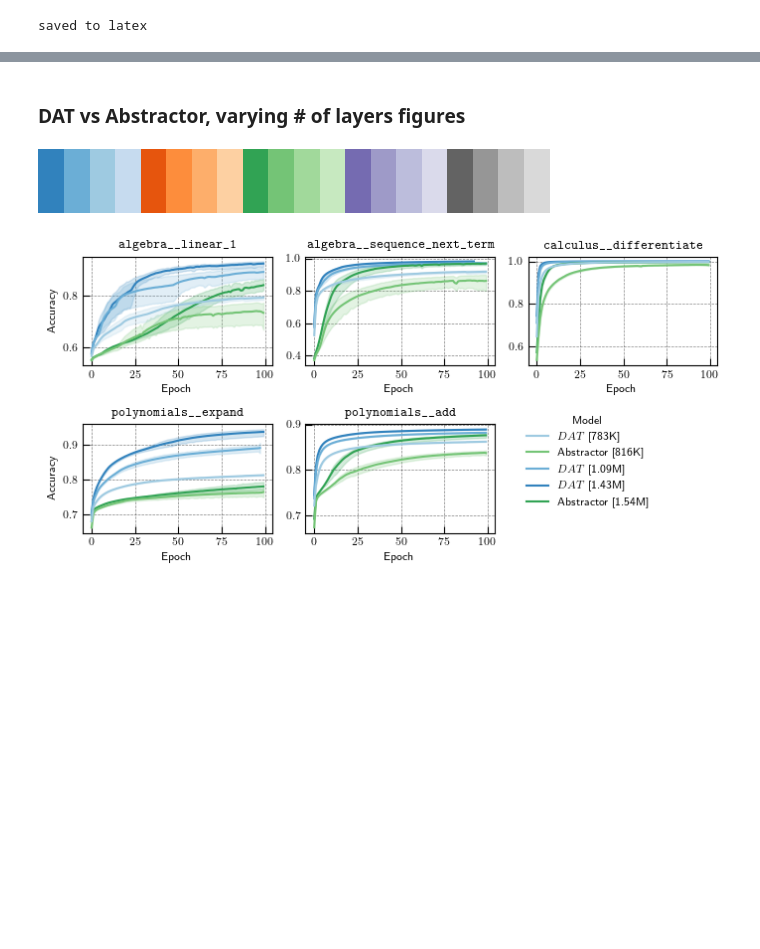
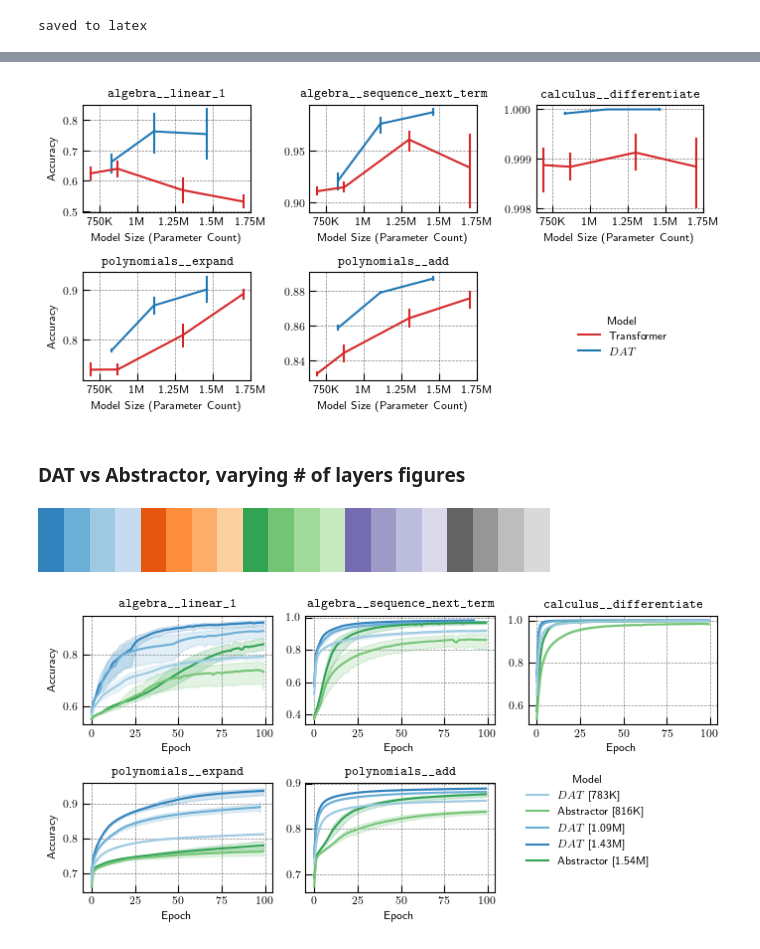
Before and after one commit to Awni00/abstract_transformer, a Jupyter notebook: figure_generation/figure_generation.ipynb, the cells around one changed output, grey strips where cells are left out. Drawn from its saved outputs; the diff is of its cells as text; code cells hidden in the pictures; blank space fills up the shorter version.

```diff
--- a/figure_generation/figure_generation.ipynb
+++ b/figure_generation/figure_generation.ipynb
@@ -868,3 +916,22 @@ if confirm == 'y':
     print('saved to latex')
 # %% [output]
 saved to latex
+# %%
+figure_data['# Layers'] = figure_data['n_layers_dec']
+depth_comparison_table = figure_data[figure_data.Epoch == figure_data.Epoch.max()][['Task', 'Model', '# Layers', 'Accuracy (Interpolation)']].dropna()
+# depth_comparison_table['Model'] = pd.Categorical(depth_comparison_table['Model'], model_selection, ordered=True)
+
+# keepe only DAT models with E=4/4, D=4/4 not E=4/4, D=8/0
+model_remove = [f'{our_model_name} [783K]', f'{our_model_name} [1.43M]', f'{our_model_name} [1.09M]']
+depth_comparison_table = depth_comparison_table[~depth_comparison_table['Model'].isin(model_remove)]
+
+depth_comparison_table['Model Size (Parameter Count)'] = depth_comparison_table.Model.apply(lambda x: x.split('[')[1][:-1].strip())
+def parse_param_count(param_ct_str):
+    number = float(param_ct_str[:-1])
+    unit = param_ct_str[-1]
+    unit_map = dict(K=1e3, M=1e6)
+    return int(number * unit_map[unit])
+depth_comparison_table['Model Size (Parameter Count)'] = depth_comparison_table['Model Size (Parameter Count)'].apply(parse_param_count)
+
+depth_comparison_table['Model'] = depth_comparison_table['Model'].apply(lambda x: x.split('[')[0].strip())
+depth_comparison_table
@@ -871,3 +952,42 @@ saved to latex
+# %%
+tasks = depth_comparison_table.Task.unique()
+model_filter = depth_comparison_table.Model.isin([transformer_name, our_model_name])
+
+cmap = sns.color_palette('tab20', as_cmap=True)
+color_map_ = {
+    transformer_name: cmap(6), # red
+    our_model_name: cmap(0),
+    # 'Abstractor': cmap(18),
+    }
+
+fig = plt.figure(figsize=(7,3.5))
+
+axes = []
+for i, task in enumerate(tasks):
+    task_filter = (depth_comparison_table.Task == task) & model_filter
+    ax_data = depth_comparison_table.copy()[task_filter]
+    ax_data['Model'] = ax_data['Model'].astype('str')
+
+    ax = fig.add_subplot(2, 3, i+1)
+    sns.lineplot(ax_data, ax=ax, x='Model Size (Parameter Count)', y='Accuracy (Interpolation)', hue='Model', legend=False, palette=color_map_,
+        # estimator='mean', errorbar=('se', 1.96))
+        estimator='mean', errorbar=('ci', 95), err_style='bars')
+    ax.set_title(task)
+    if (i % 3) != 0:
+        ax.set_ylabel('')
+    else:
+        ax.set_ylabel('Accuracy')
+
+    ax.set_xticks([750e3, 1e6, 1.25e6, 1.5e6, 1.75e6], ['750K', '1M', '1.25M', '1.5M', '1.75M'])
+
+# fig.legend(handles=ax.get_lines(), labels=models.values(),  loc=(0.7, 0.175), fontsize='medium', title='Model', frameon=False)
+fig.legend(handles=[Line2D([0], [0], color=c, linestyle='-', label=l) for l, c in color_map_.items()],
+    loc=(0.775, 0.175), fontsize='medium', title='Model', frameon=False)
+# fig.legend(handles=ax.get_lines(), labels=models.values(),  loc=(0.75, 0.15), fontsize='medium', title='Model')
+fig.set_tight_layout(True)
+fig.savefig(f'{save_dir}/math/math_accuracy_scaling.pdf')
+# %% [output]
+[figure, added]
 # %% [markdown]
 ### DAT vs Abstractor, varying \# of layers figures
 # %%
```
Also changed, not shown: parts of 32 cells of this notebook, 2 other files.
